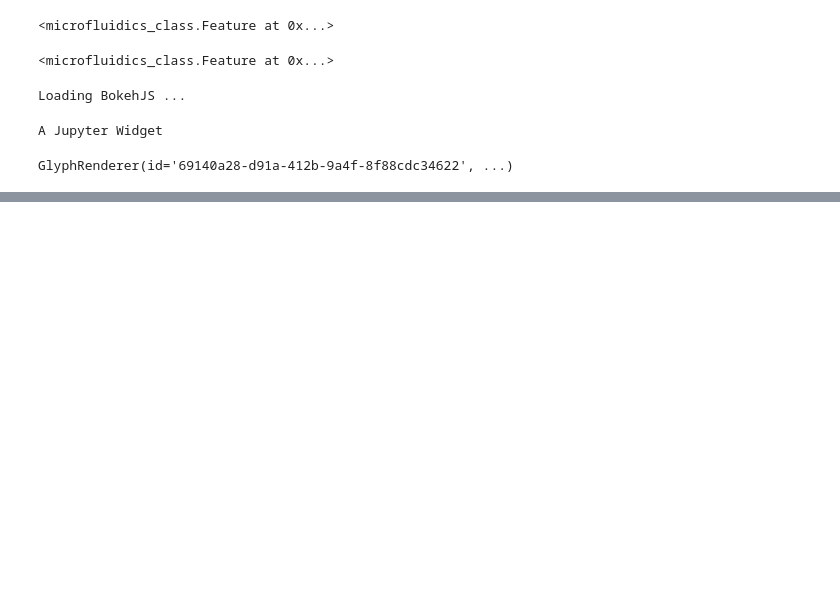
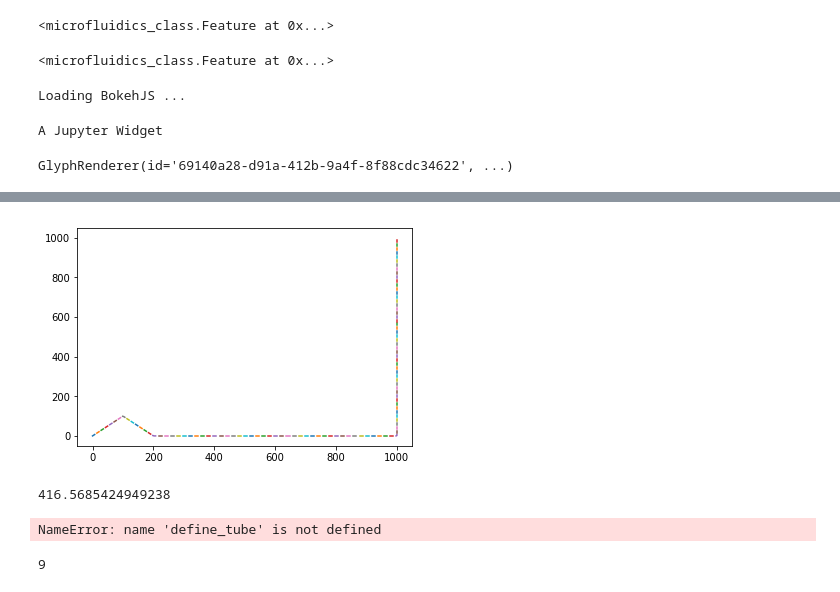
Before and after one commit to guiwitz/PyMicrofluidics, a Jupyter notebook: PyMicrofluidics_class_example.ipynb, the cells around one changed output, grey strips where cells are left out. Saved outputs shown, nothing was run; the diff lists cells and outputs as text; code cells hidden in the pictures; blank space fills up the shorter version.

```diff
--- a/PyMicrofluidics_class_example.ipynb
+++ b/PyMicrofluidics_class_example.ipynb
@@ -191,0 +264,16 @@ array([[ 4.,  4.,  4.],
+# %%
+broken_lines = [interpol_points[x:x+3] for x in range(0,interpol_points.shape[0],4)]
+# %%
+for x in broken_lines:
+    plt.plot(x[:,0],x[:,1])
+plt.show()
+# %% [output]
+[figure, added]
+# %%
+point_dist
+# %% [output]
+416.5685424949238
+# %%
+tube_broken = Feature.define_tube_broken(tube_coord,50, 20, 10)
+# %% [output]
+NameError: name 'define_tube' is not defined
@@ -191,0 +282,4 @@ array([[ 4.,  4.,  4.],
+# %%
+nums[9]
+# %% [output]
+9
```
Also changed, not shown: parts of 24 cells of this notebook, 1 other file.
